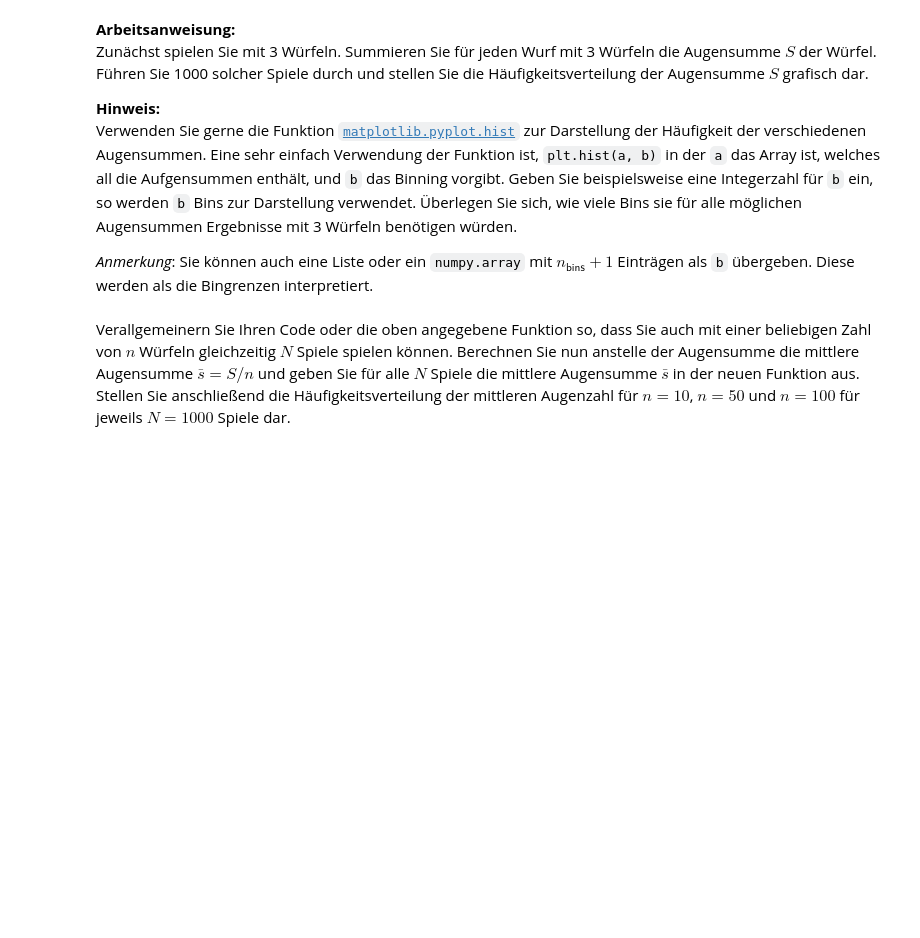
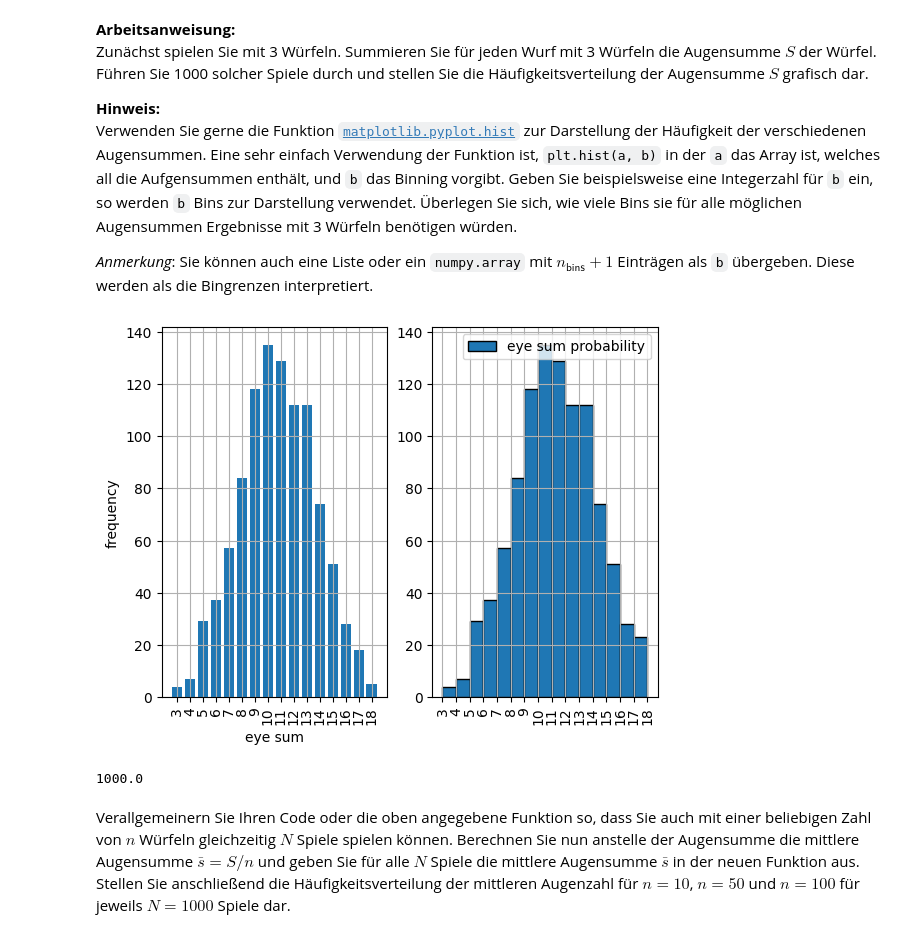
Before and after one commit to jrlk000/CgDa, a Jupyter notebook: SS25/Blatt01.ipynb, the cells around one changed output. Cells and saved outputs as stored; diff of their text form; code cells hidden in the pictures; blank space fills up the shorter version.

```diff
--- a/SS25/Blatt01.ipynb
+++ b/SS25/Blatt01.ipynb
@@ -195,9 +206,9 @@ import numpy as np
 
 rng = np.random.default_rng(42)
 
-def dice():
+def dice(tot_dices=3):
     # Wurf von 3 Würfeln
-    return rng.integers(low=1, high=7, size=3)
+    return rng.integers(low=1, high=7, size=tot_dices)
 # %% [markdown]
 **Arbeitsanweisung:**<br>
 Zunächst spielen Sie mit 3 Würfeln.
@@ -216,3 +225,57 @@ import matplotlib.pyplot as plt
+# %%
+import matplotlib.pyplot as plt
+
+def filter_amount(dice_result: list, filter:int)->int:
+    """
+    Determienes the absolut value of the appearance of a value (filter) contained in the list
+    Args:
+        dice_result (lst) : thrown values with through a throw with n-dices
+    Returns:
+        (int) : value that determines the absolut appearance of a end value after 1000 throws.
+    """
+    return np.sum(np.array(dice_results) == filter)
+
+dice_sides = 6
+bins = 3*6 - 3 #there is no 0 on the dice
+
+dice_results = [np.sum(dice(tot_dices=3)) for _ in range(0, 1000)]
+
+bin_values = [filter_amount(dice_results, k) for k in range(3, 19, 1)]
+
+fig, (ax1, ax2) = plt.subplots(1, 2)
+ax1.bar(range(3, 19, 1), bin_values)
+#ax1.set(xticks=np.arange(3, 19))
+ax1.set_xticks(range(3, 19),labels=range(3, 19), rotation=90)
+ax1.set_xlabel("eye sum")
+ax1.set_ylabel("frequency")
+
+ax1.grid()
+
+#plot a histogram that displays the varying frequencies of the possible eye sums (probability density)
+bins = 15
+eye_sums = bin_values
+
+# bins 3-6, 7-10, 11-14, 15-18
+# centers: 4.5, 8.5, 12.5, 16.5...
+#values groupe he eye sum values in such that they embrace a spectrum of exactly three different values
+#ax2.hist(bin_values, 4, label="eye sum probability")
+
+bin_centers = [4*k + 0.5 for k in range(1,5)]
+bin_labels=[f"{3+4*k} to {6 +4*k}" for k in range(0, 4)]
+#print(bin_centers)
+
+#histogramm gets an unsorted list of the dice reults and orders the data by itself so the probbability of each set will be computed automatically
+density_values, _, _ = ax2.hist(dice_results, 15, edgecolor="black", label="eye sum probability")
+ax2.set_xticks(range(3, 19), labels=range(3, 19), rotation=90)
+
+ax2.legend()
+ax2.grid()
+plt.show()
+
+print(np.sum(density_values))
+# %% [output]
+[figure, added]
+1000.0
 # %%
 # Durchführen des Zufallsexperiments:
 # 3 Würfel, 1000 Mal geworfen
```
Also changed, not shown: parts of 7 cells of this notebook, 2 other files.
